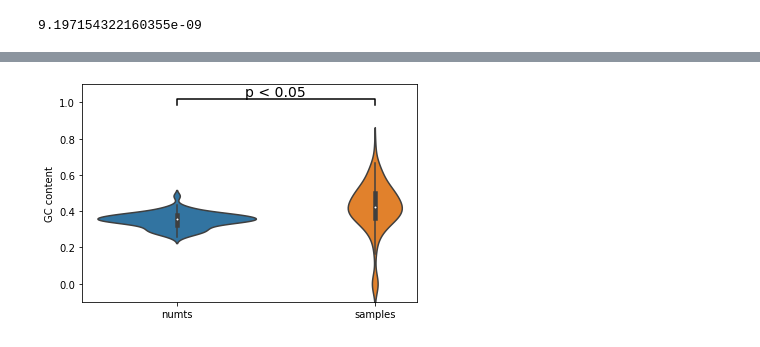
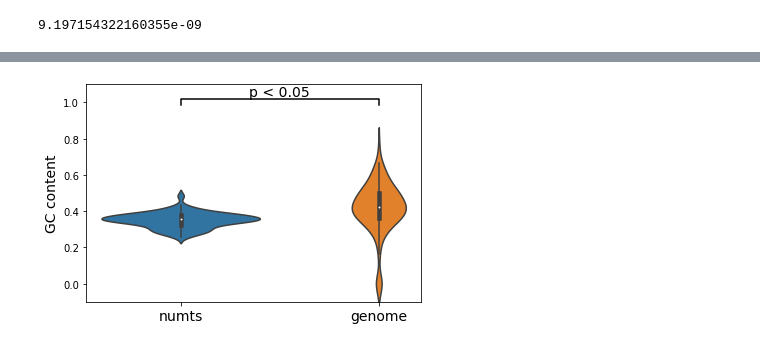
Before and after one commit to balintbiro/Oryctolagus_cuniculus_numts, a Jupyter notebook: codes/trials/gc_content_statistics.ipynb, the cells around one changed output, grey strips where cells are left out. Saved outputs shown, nothing was run; the diff lists cells and outputs as text; code cells hidden in the pictures.

```diff
--- a/codes/trials/gc_content_statistics.ipynb
+++ b/codes/trials/gc_content_statistics.ipynb
@@ -284,9 +287,12 @@ plt.show()
-# %%
-ax = sns.violinplot(data=data)
-ax.set_ylabel('GC content')
-ax.set_xticklabels(['numts', 'samples'])
-ax.set_ylim(-0.1, 1.1)
-statistical_annotation(data, 'violin')
-plt.show()
-# %% [output]
-[figure, removed]
+# %%
+gcs = [numts_gc, samples_gc]
+ax = sns.violinplot(data = gcs)
+ax.set_ylabel('GC content',
+             fontsize = 14)
+ax.set_xticklabels(['numts', 'genome'],
+                  fontsize = 14)
+ax.set_ylim(-0.1, 1.1)
+statistical_annotation(gcs, 'violin')
+plt.show()
+# %% [output]
+[figure, added]
```
Also changed, not shown: parts of 5 cells of this notebook.
